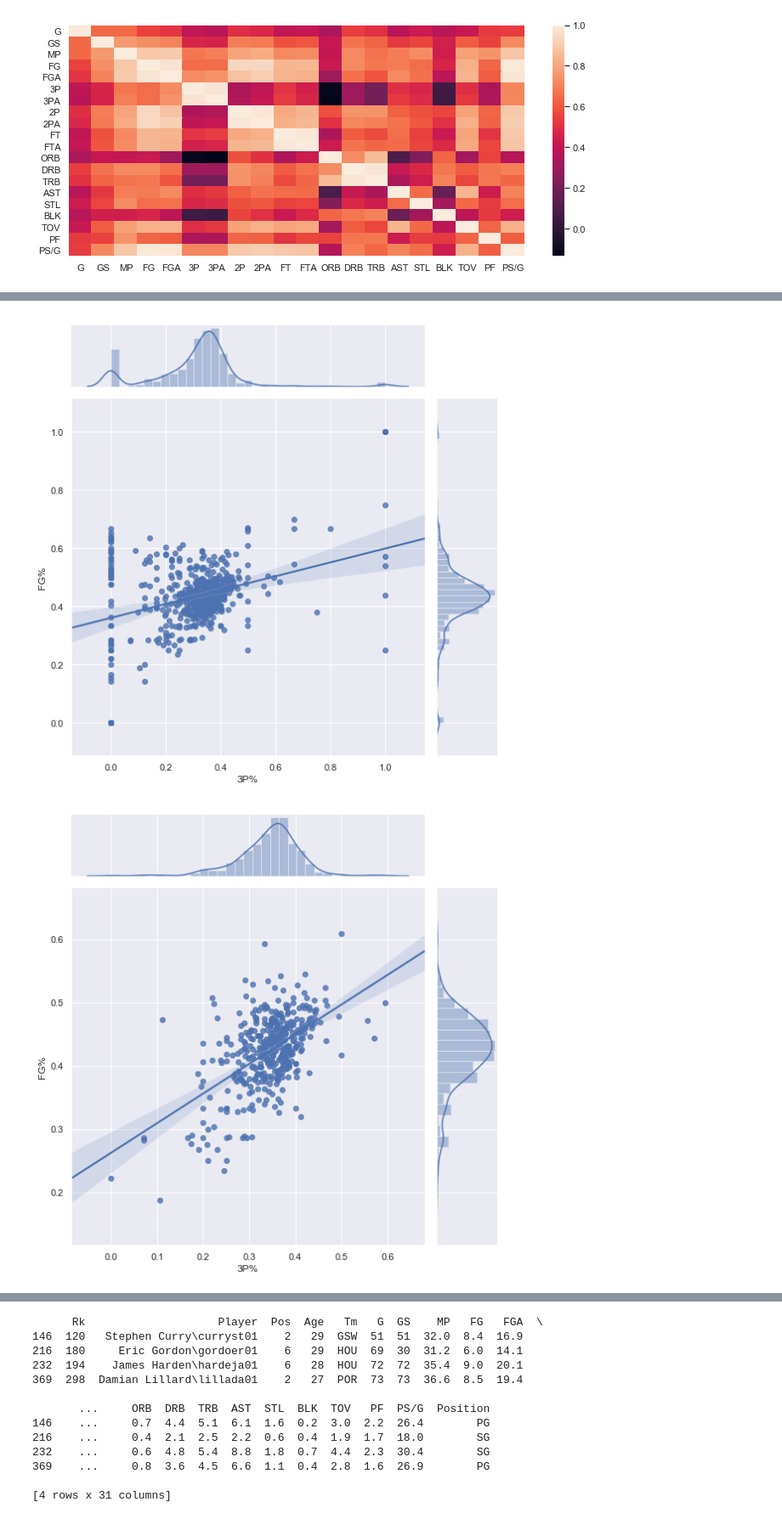
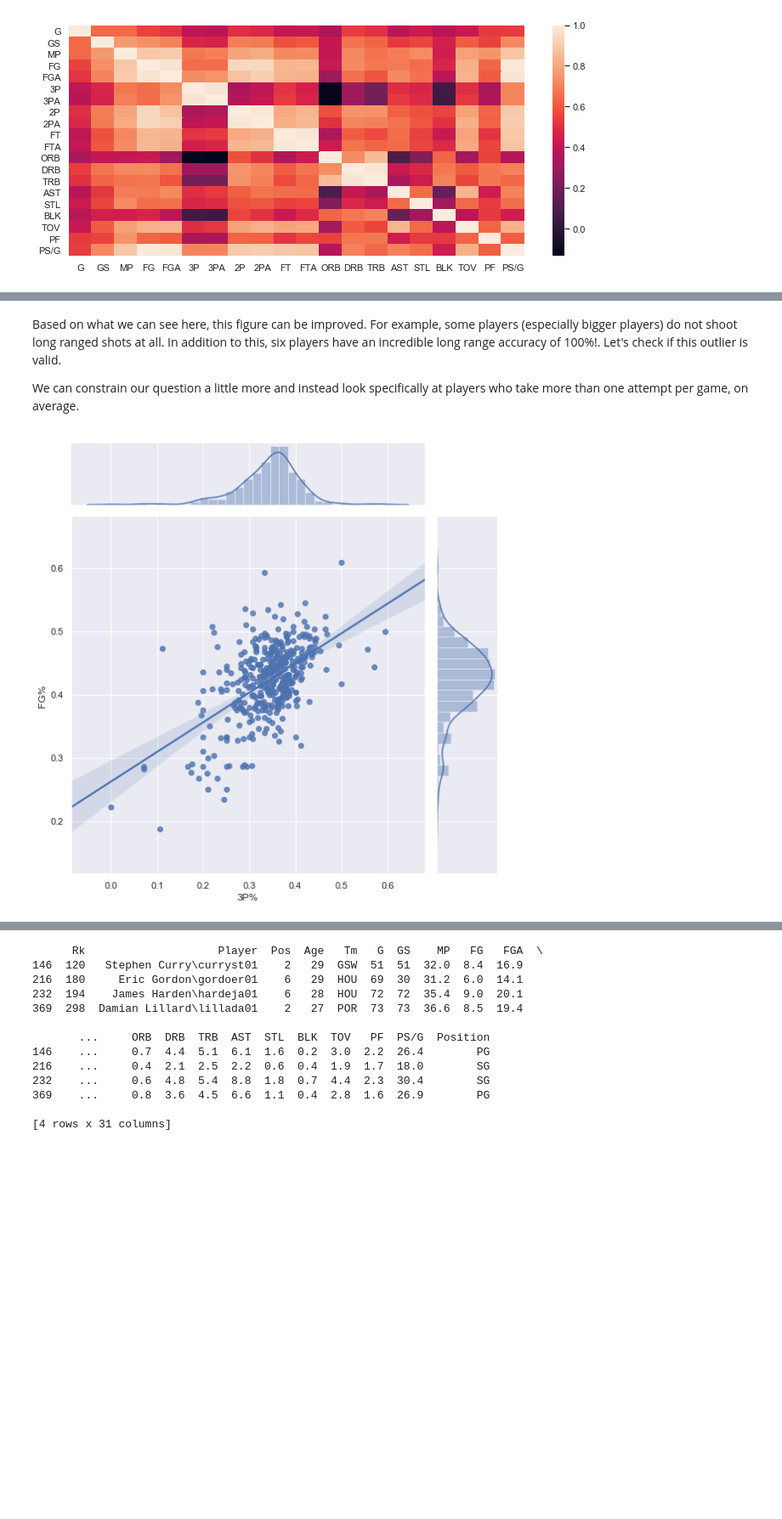
Before and after one commit to vb690/data_viz_python, a Jupyter notebook: iggi_workshop_data_viz_python.ipynb, the cells around one changed output, grey strips where cells are left out. Shown at 85% size. Cells and saved outputs as stored; diff of their text form; code cells hidden in the pictures; blank space fills up the shorter version.

Commit message:
Added annotations and amended code to fit notebook convention.

```diff
--- a/iggi_workshop_data_viz_python.ipynb
+++ b/iggi_workshop_data_viz_python.ipynb
@@ -163,0 +256,10 @@ plt.show()
+# %%
+nba_df.at[75, 'Position'] = 'SF'
+nba_df.at[440, 'Position'] = 'SF'
+nba_df.at[100, 'Position'] = 'PG'
+pairplot_df = nba_df.loc[: ,['PS/G', 'AST', 'TRB', 'BLK', 'Position']]
+
+nba_pairplot = sns.pairplot(pairplot_df,
+                            hue='Position',
+                            height=3)
+plt.show()
@@ -164,12 +282,16 @@ plt.show()
+# %% [markdown]
+Based on what we can see here, this figure can be improved. For example, some players (especially bigger players) do not shoot long ranged shots at all. In addition to this, six players have an incredible long range accuracy of 100%!. Let's check if this outlier is valid.
+
+We can constrain our question a little more and instead look specifically at players who take more than one attempt per game, on average.
 # %%
+nba_df = nba_df.ix[nba_df['3PA']>1]
+
 sns.set(font_scale=1, style = 'darkgrid', context='notebook')
-scoring_jointplot = sns.jointplot(x='3P%', y='FG%', height=8, kind='reg', data=nba_df)
+scoring_jointplot = sns.jointplot(x='3P%',
+                                  y='FG%',
+                                  height=8,
+                                  kind='reg',
+                                  data=nba_df)
 plt.show()
-
-nba_df = nba_df.ix[nba_df['3PA']>1]
-sns.set(font_scale=1, style = 'darkgrid', context='notebook')
-scoring_jointplot = sns.jointplot(x='3P%', y='FG%', height=8, kind='reg', data=nba_df)
-plt.show()
 # %% [output]
-[figure, old version]
+[figure, new version]
-[figure, removed]
```
Also changed, not shown: parts of 41 cells of this notebook.
